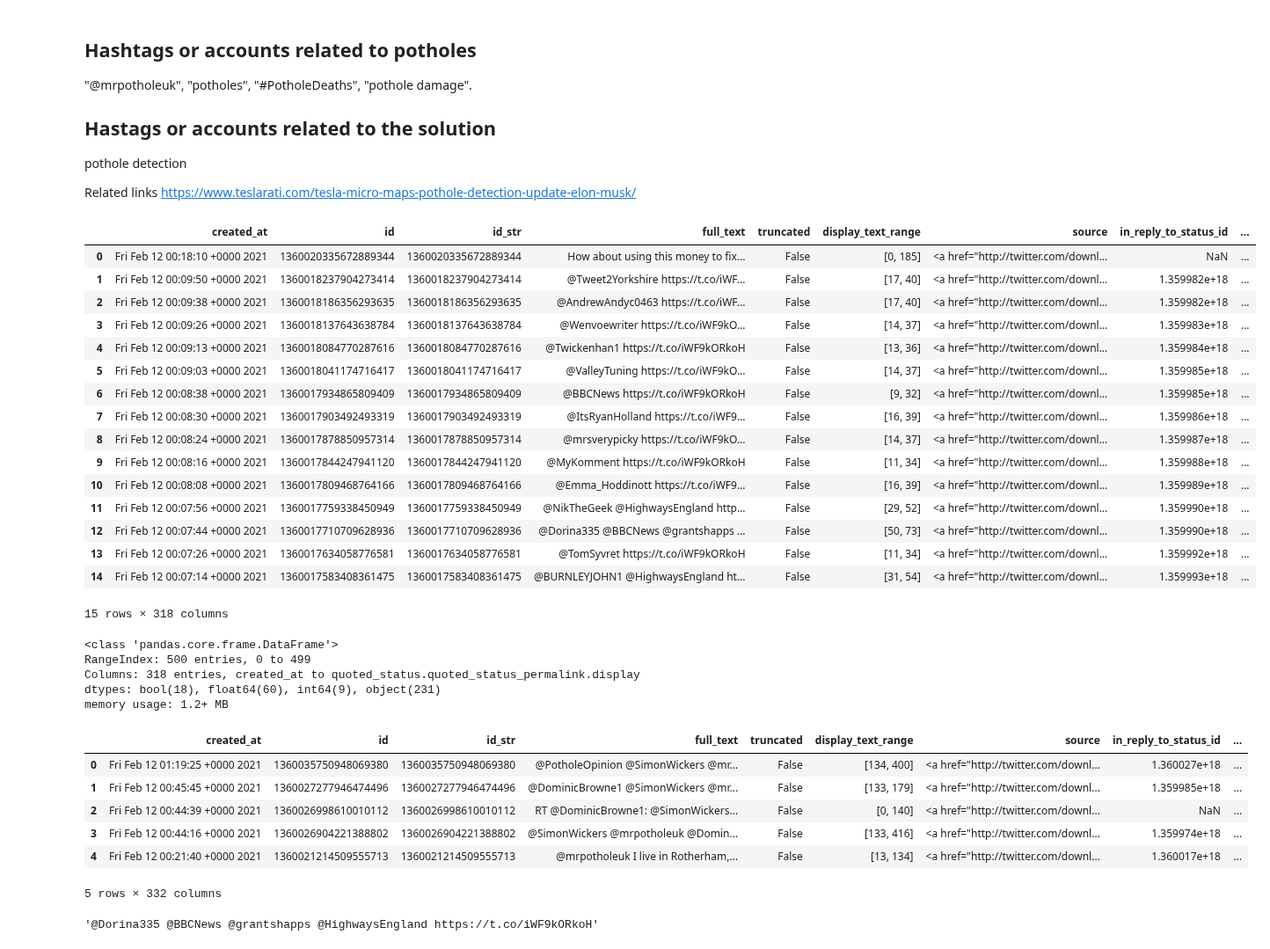
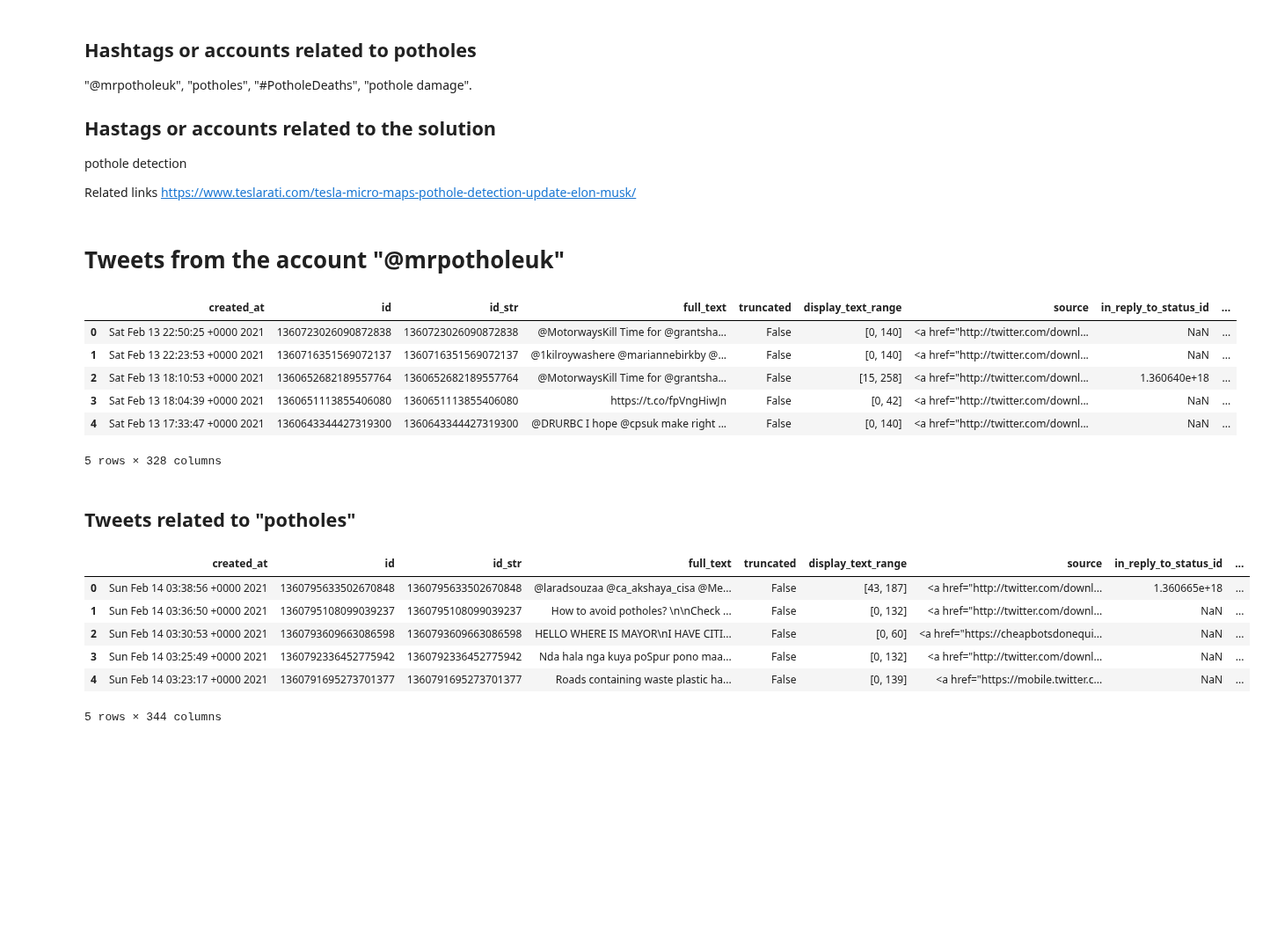
Before and after one commit to juan-ivan-NV/My-learnings, a Jupyter notebook: Scrapping_Tweeter/Twetter_web_scrapping.ipynb, the cells around one changed output. Shown at 88% size. Saved outputs shown, nothing was run; the diff lists cells and outputs as text; code cells hidden in the pictures; blank space fills up the shorter version.

Commit message:
data extraction estructured

```diff
--- a/Scrapping_Tweeter/Twetter_web_scrapping.ipynb
+++ b/Scrapping_Tweeter/Twetter_web_scrapping.ipynb
@@ -32,2 +45,4 @@ data = api.me()
+# %% [markdown]
+# Tweets from the account "@mrpotholeuk"
 # %%
-mrpotholeuk_tweets = list(tweepy.Cursor(api.user_timeline, screen_name="mrpotholeuk", tweet_mode="extended").items(500))
+mrpotholeuk_tweets = list(tweepy.Cursor(api.user_timeline, screen_name="mrpotholeuk", tweet_mode="extended").items(1000))
@@ -47,29 +49,13 @@ mrpotholeuk_df = json_normalize([jsonify_tweepy(tweet) for tweet in mrpotholeuk_
+# %%
+mrpotholeuk_df = json_normalize([jsonify_tweepy(tweet) for tweet in mrpotholeuk_tweets])
+mrpotholeuk_df.full_text = pd.DataFrame([jsonify_tweepy_2(tweet) for tweet in mrpotholeuk_tweets])
 # %%
-mrpotholeuk_df.head(15)
+mrpotholeuk_df.head()
 # %% [output]
 |  | created_at | id | id_str | full_text | truncated | display_text_range | source | in_reply_to_status_id | ... |
-| 0 | Fri Feb 12 00:18:10 +0000 2021 | 1360020335672889344 | 1360020335672889344 | How about using this money to fix... | False | [0, 185] | <a href="http://twitter.com/downl... | NaN | ... |
-| 1 | Fri Feb 12 00:09:50 +0000 2021 | 1360018237904273414 | 1360018237904273414 | @Tweet2Yorkshire https://t.co/iWF... | False | [17, 40] | <a href="http://twitter.com/downl... | 1.359982e+18 | ... |
-| 2 | Fri Feb 12 00:09:38 +0000 2021 | 1360018186356293635 | 1360018186356293635 | @AndrewAndyc0463 https://t.co/iWF... | False | [17, 40] | <a href="http://twitter.com/downl... | 1.359982e+18 | ... |
-| 3 | Fri Feb 12 00:09:26 +0000 2021 | 1360018137643638784 | 1360018137643638784 | @Wenvoewriter https://t.co/iWF9kO... | False | [14, 37] | <a href="http://twitter.com/downl... | 1.359983e+18 | ... |
-| 4 | Fri Feb 12 00:09:13 +0000 2021 | 1360018084770287616 | 1360018084770287616 | @Twickenhan1 https://t.co/iWF9kORkoH | False | [13, 36] | <a href="http://twitter.com/downl... | 1.359984e+18 | ... |
-| 5 | Fri Feb 12 00:09:03 +0000 2021 | 1360018041174716417 | 1360018041174716417 | @ValleyTuning https://t.co/iWF9kO... | False | [14, 37] | <a href="http://twitter.com/downl... | 1.359985e+18 | ... |
-| 6 | Fri Feb 12 00:08:38 +0000 2021 | 1360017934865809409 | 1360017934865809409 | @BBCNews https://t.co/iWF9kORkoH | False | [9, 32] | <a href="http://twitter.com/downl... | 1.359985e+18 | ... |
-| 7 | Fri Feb 12 00:08:30 +0000 2021 | 1360017903492493319 | 1360017903492493319 | @ItsRyanHolland https://t.co/iWF9... | False | [16, 39] | <a href="http://twitter.com/downl... | 1.359986e+18 | ... |
-| 8 | Fri Feb 12 00:08:24 +0000 2021 | 1360017878850957314 | 1360017878850957314 | @mrsverypicky https://t.co/iWF9kO... | False | [14, 37] | <a href="http://twitter.com/downl... | 1.359987e+18 | ... |
-| 9 | Fri Feb 12 00:08:16 +0000 2021 | 1360017844247941120 | 1360017844247941120 | @MyKomment https://t.co/iWF9kORkoH | False | [11, 34] | <a href="http://twitter.com/downl... | 1.359988e+18 | ... |
-| 10 | Fri Feb 12 00:08:08 +0000 2021 | 1360017809468764166 | 1360017809468764166 | @Emma_Hoddinott https://t.co/iWF9... | False | [16, 39] | <a href="http://twitter.com/downl... | 1.359989e+18 | ... |
-| 11 | Fri Feb 12 00:07:56 +0000 2021 | 1360017759338450949 | 1360017759338450949 | @NikTheGeek @HighwaysEngland http... | False | [29, 52] | <a href="http://twitter.com/downl... | 1.359990e+18 | ... |
-| 12 | Fri Feb 12 00:07:44 +0000 2021 | 1360017710709628936 | 1360017710709628936 | @Dorina335 @BBCNews @grantshapps ... | False | [50, 73] | <a href="http://twitter.com/downl... | 1.359990e+18 | ... |
-| 13 | Fri Feb 12 00:07:26 +0000 2021 | 1360017634058776581 | 1360017634058776581 | @TomSyvret https://t.co/iWF9kORkoH | False | [11, 34] | <a href="http://twitter.com/downl... | 1.359992e+18 | ... |
-| 14 | Fri Feb 12 00:07:14 +0000 2021 | 1360017583408361475 | 1360017583408361475 | @BURNLEYJOHN1 @HighwaysEngland ht... | False | [31, 54] | <a href="http://twitter.com/downl... | 1.359993e+18 | ... |
+| 0 | Sat Feb 13 22:50:25 +0000 2021 | 1360723026090872838 | 1360723026090872838 | @MotorwaysKill Time for @grantsha... | False | [0, 140] | <a href="http://twitter.com/downl... | NaN | ... |
+| 1 | Sat Feb 13 22:23:53 +0000 2021 | 1360716351569072137 | 1360716351569072137 | @1kilroywashere @mariannebirkby @... | False | [0, 140] | <a href="http://twitter.com/downl... | NaN | ... |
+| 2 | Sat Feb 13 18:10:53 +0000 2021 | 1360652682189557764 | 1360652682189557764 | @MotorwaysKill Time for @grantsha... | False | [15, 258] | <a href="http://twitter.com/downl... | 1.360640e+18 | ... |
+| 3 | Sat Feb 13 18:04:39 +0000 2021 | 1360651113855406080 | 1360651113855406080 | https://t.co/fpVngHiwJn | False | [0, 42] | <a href="http://twitter.com/downl... | NaN | ... |
+| 4 | Sat Feb 13 17:33:47 +0000 2021 | 1360643344427319300 | 1360643344427319300 | @DRURBC I hope @cpsuk make right ... | False | [0, 140] | <a href="http://twitter.com/downl... | NaN | ... |
-15 rows × 318 columns
+5 rows × 328 columns
-# %%
-#mrpotholeuk_df.iloc[14][3]
-mrpotholeuk_df.info()
-# %% [output]
-<class 'pandas.core.frame.DataFrame'>
-RangeIndex: 500 entries, 0 to 499
-Columns: 318 entries, created_at to quoted_status.quoted_status_permalink.display
-dtypes: bool(18), float64(60), int64(9), object(231)
-memory usage: 1.2+ MB
@@ -76 +64,3 @@ memory usage: 1.2+ MB
+# %% [markdown]
+## Tweets related to "potholes"
 # %%
@@ -79,14 +71,10 @@ mrpotholeuk_words_df = json_normalize([jsonify_tweepy(tweet) for tweet in mrpoth
 # %%
-mrpotholeuk_words_df.head()
+potholes_df.head()
 # %% [output]
 |  | created_at | id | id_str | full_text | truncated | display_text_range | source | in_reply_to_status_id | ... |
-| 0 | Fri Feb 12 01:19:25 +0000 2021 | 1360035750948069380 | 1360035750948069380 | @PotholeOpinion @SimonWickers @mr... | False | [134, 400] | <a href="http://twitter.com/downl... | 1.360027e+18 | ... |
-| 1 | Fri Feb 12 00:45:45 +0000 2021 | 1360027277946474496 | 1360027277946474496 | @DominicBrowne1 @SimonWickers @mr... | False | [133, 179] | <a href="http://twitter.com/downl... | 1.359985e+18 | ... |
-| 2 | Fri Feb 12 00:44:39 +0000 2021 | 1360026998610010112 | 1360026998610010112 | RT @DominicBrowne1: @SimonWickers... | False | [0, 140] | <a href="http://twitter.com/downl... | NaN | ... |
-| 3 | Fri Feb 12 00:44:16 +0000 2021 | 1360026904221388802 | 1360026904221388802 | @SimonWickers @mrpotholeuk @Domin... | False | [133, 416] | <a href="http://twitter.com/downl... | 1.359974e+18 | ... |
-| 4 | Fri Feb 12 00:21:40 +0000 2021 | 1360021214509555713 | 1360021214509555713 | @mrpotholeuk I live in Rotherham,... | False | [13, 134] | <a href="http://twitter.com/downl... | 1.360017e+18 | ... |
+| 0 | Sun Feb 14 03:38:56 +0000 2021 | 1360795633502670848 | 1360795633502670848 | @laradsouzaa @ca_akshaya_cisa @Me... | False | [43, 187] | <a href="http://twitter.com/downl... | 1.360665e+18 | ... |
+| 1 | Sun Feb 14 03:36:50 +0000 2021 | 1360795108099039237 | 1360795108099039237 | How to avoid potholes? \n\nCheck ... | False | [0, 132] | <a href="http://twitter.com/downl... | NaN | ... |
+| 2 | Sun Feb 14 03:30:53 +0000 2021 | 1360793609663086598 | 1360793609663086598 | HELLO WHERE IS MAYOR\nI HAVE CITI... | False | [0, 60] | <a href="https://cheapbotsdonequi... | NaN | ... |
+| 3 | Sun Feb 14 03:25:49 +0000 2021 | 1360792336452775942 | 1360792336452775942 | Nda hala nga kuya poSpur pono maa... | False | [0, 132] | <a href="http://twitter.com/downl... | NaN | ... |
+| 4 | Sun Feb 14 03:23:17 +0000 2021 | 1360791695273701377 | 1360791695273701377 | Roads containing waste plastic ha... | False | [0, 139] | <a href="https://mobile.twitter.c... | NaN | ... |
-5 rows × 332 columns
+5 rows × 344 columns
-# %%
-display(mrpotholeuk_words_df.iloc[19][3])
-# %% [output]
-'@Dorina335 @BBCNews @grantshapps @HighwaysEngland https://t.co/iWF9kORkoH'
```
Also changed, not shown: parts of 13 cells of this notebook.
